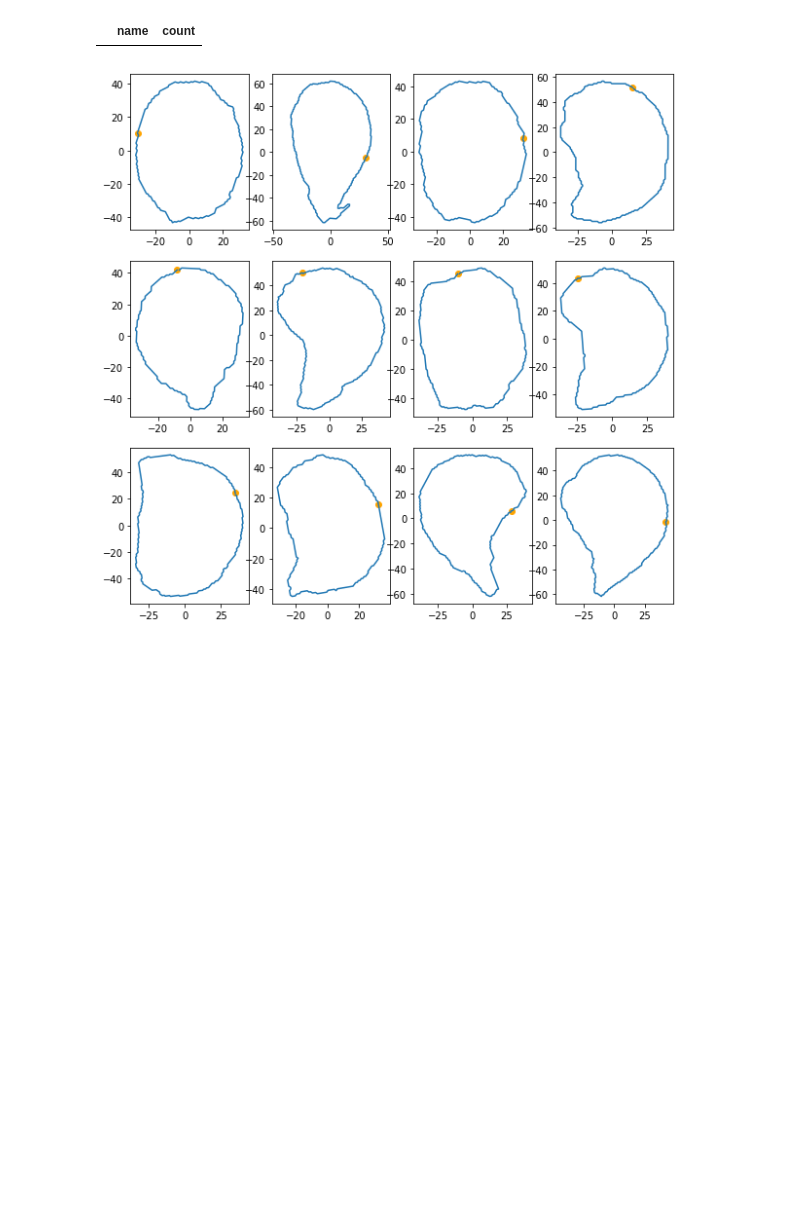
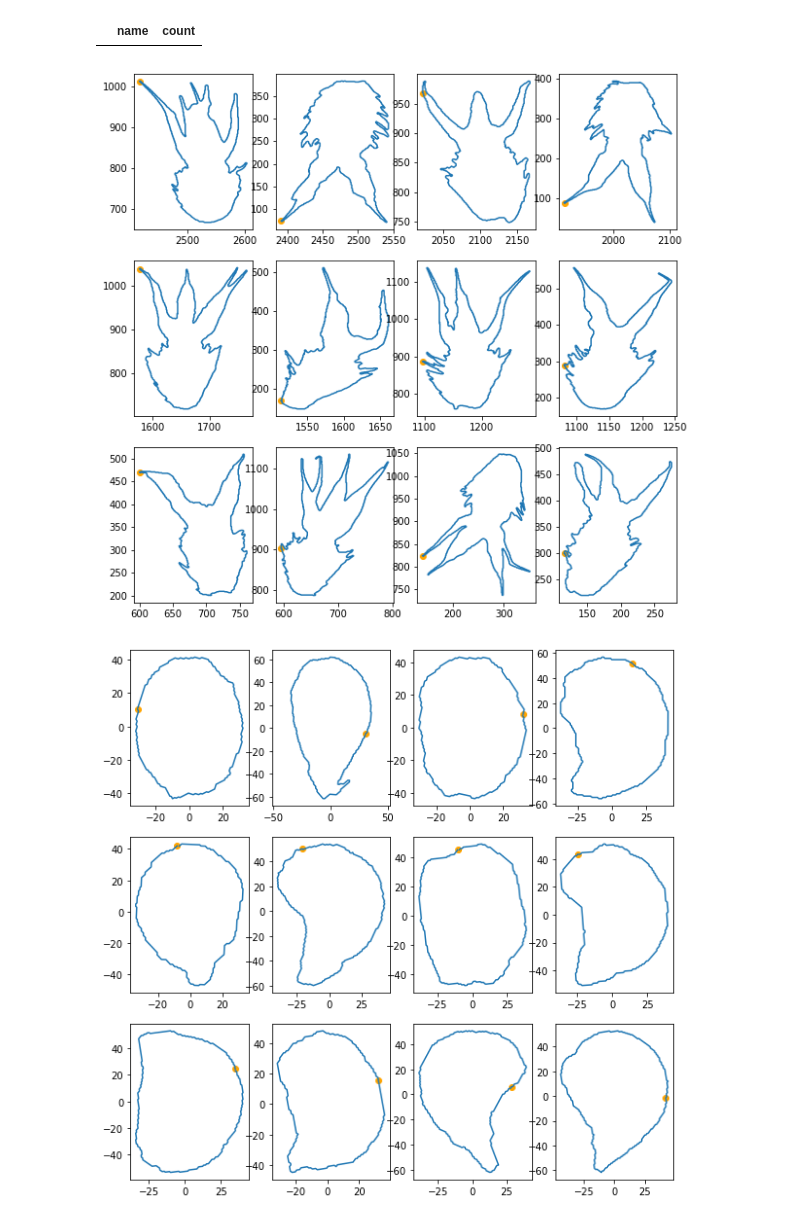
Before and after one commit to TankredO/seed_detector, a Jupyter notebook: tests.ipynb, the cells around one changed output. Cells and saved outputs as stored; diff of their text form; code cells hidden in the pictures; blank space fills up the shorter version.

```diff
--- a/tests.ipynb
+++ b/tests.ipynb
@@ -56,23 +56,25 @@ def plot_box(xy, ax=None, box_type='ellipse'):
 # %%
 import seed_detector.tools as sdt
 
-mask_path = Path('./test/Scannen1140/Scannen1140_mask.png')
+mask_path = Path('./test/Scannen1140_cal/Scannen1140_cal_mask.png')
 # mask_path = Path('./test/Scannen0101/Scannen0101_mask.png')
 # mask_path = Path('./test/Scannen0010/Scannen0010_mask.png')
 # mask_path = Path('./test/Scannen0779/Scannen0779_mask.png')
 # mask_path = Path('./test/Scannen0389/Scannen0389_mask.png')
 mask = cv2.imread(str(mask_path), cv2.IMREAD_UNCHANGED)
 contours = sdt.get_contours(mask, 10)
 
 n_contours = len(contours)
 
 n_col = int(np.ceil(np.sqrt(n_contours)))
 
 fig, axs = plt.subplots(int(np.ceil(n_contours / n_col)), n_col, figsize=(10, 10))
 axs = axs.flatten()
 for i, contour in enumerate(contours):
     axs[i].plot(contour[:, 0], contour[:, 1])
     axs[i].scatter(contour[0, 0], contour[0, 1], color='orange')
+# %% [output]
+[figure, added]
 # %%
 ref, _ = sdt.rotate_upright(contours[0])
 ref_approx = pyefd.reconstruct_contour(pyefd.elliptic_fourier_descriptors(ref, order=3, normalize=False), num_points=100)
```
Also changed, not shown: 2 other files.
